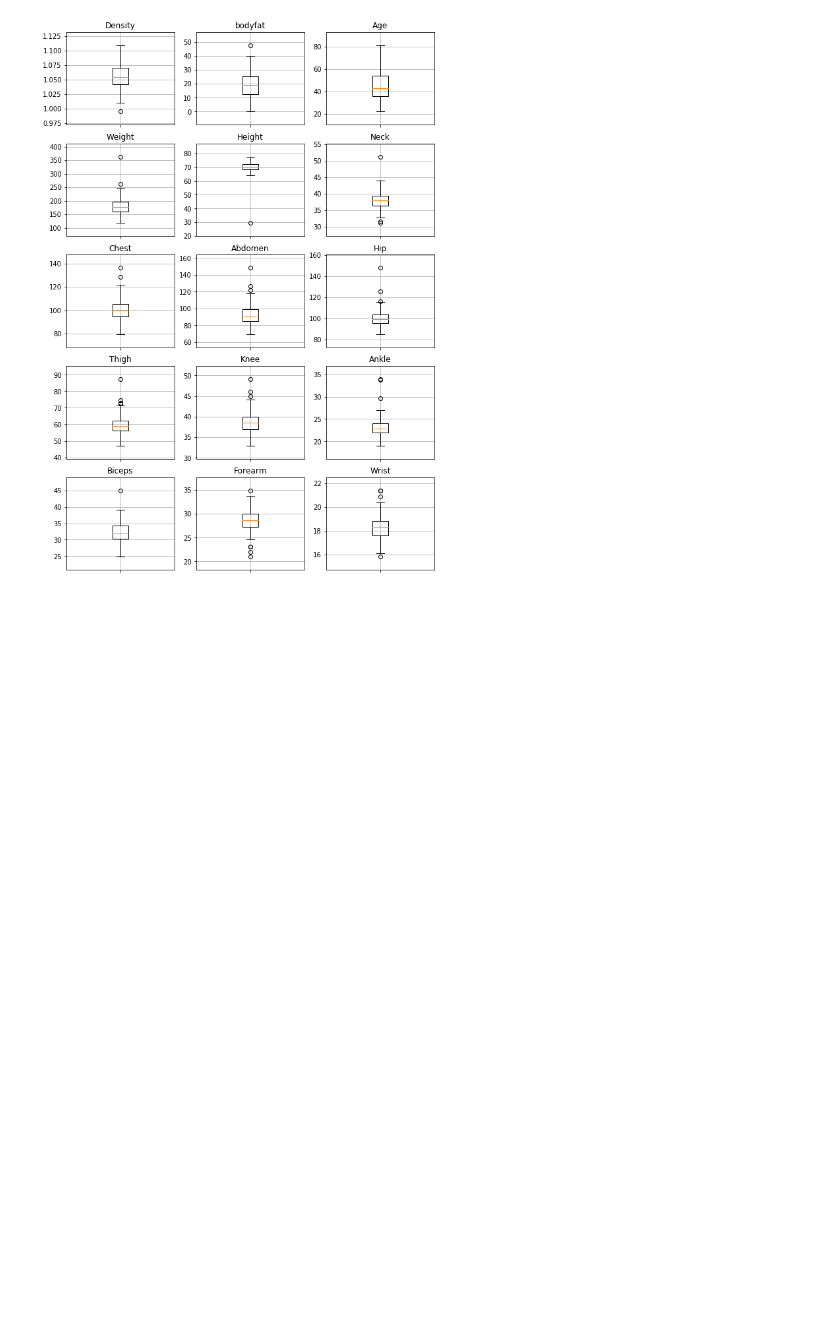
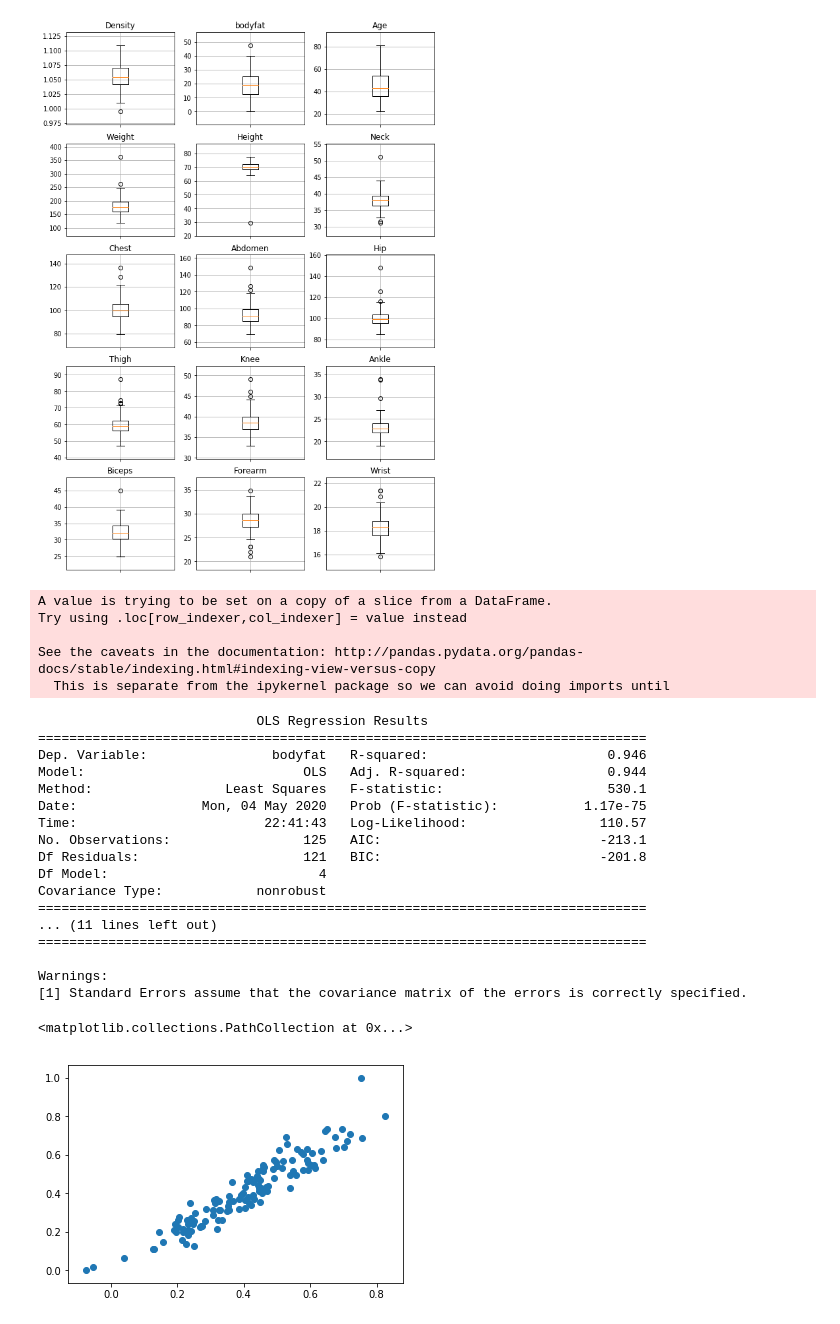
Before and after one commit to dsradecki/bodyfatprediction, a Jupyter notebook: notebooks/eda.ipynb, the cells around one changed output. Saved outputs shown, nothing was run; the diff lists cells and outputs as text; code cells hidden in the pictures; blank space fills up the shorter version.

```diff
--- a/notebooks/eda.ipynb
+++ b/notebooks/eda.ipynb
@@ -10,4 +11,6 @@ importlib.reload(vis)
 # %%
 raw_data = pre.read_data()
-print(raw_data.dtypes)
+norm_data = pre.normalise(raw_data)
+
+norm_data.describe()
 # %% [output]
@@ -35,3 +31,53 @@ vis.show_correlogram(raw_data)
 vis.boxplots(raw_data)
 # %% [output]
 [figure]
+# %%
+multicollinear = norm_data.iloc[:, 5:]
+multicollinear['weight'] = norm_data.iloc[:, 3]
+
+pca = pre.perform_pca(multicollinear)
+
+pca_data = pd.concat([norm_data.iloc[:, 0:3], norm_data.iloc[:, 4:5], pca], axis=1, sort=False)
+# %% [output]
+A value is trying to be set on a copy of a slice from a DataFrame.
+Try using .loc[row_indexer,col_indexer] = value instead
+
+See the caveats in the documentation: http://pandas.pydata.org/pandas-docs/stable/indexing.html#indexing-view-versus-copy
+  This is separate from the ipykernel package so we can avoid doing imports until
+# %%
+train_pca, test_pca = pca_data.iloc[:125], pca_data.iloc[125:]
+
+X_train_pca, y_train_pca = train_pca.drop('bodyfat', axis=1), train_pca.loc[:, 'bodyfat']
+X_test_pca, y_test_pca = test_pca.drop('bodyfat', axis=1), test_pca.loc[:, 'bodyfat']
+# %%
+import statsmodels.api as sm
+from scipy import stats
+
+mod_pca = sm.OLS(y_train_pca,X_train_pca)
+fii_pca = mod_pca.fit()
+
+print(fii_pca.summary())
+
+prediction_pca = fii_pca.predict(X_test_pca)
+
+plt.scatter(prediction_pca, y_test_pca)
+# %% [output]
+                            OLS Regression Results
+==============================================================================
+Dep. Variable:                bodyfat   R-squared:                       0.946
+Model:                            OLS   Adj. R-squared:                  0.944
+Method:                 Least Squares   F-statistic:                     530.1
+Date:                Mon, 04 May 2020   Prob (F-statistic):           1.17e-75
+Time:                        22:41:43   Log-Likelihood:                 110.57
+No. Observations:                 125   AIC:                            -213.1
+Df Residuals:                     121   BIC:                            -201.8
+Df Model:                           4
+Covariance Type:            nonrobust
+==============================================================================
+... (11 lines left out)
+==============================================================================
+
+Warnings:
+[1] Standard Errors assume that the covariance matrix of the errors is correctly specified.
+<matplotlib.collections.PathCollection at 0x...>
+[figure, added]
```
Also changed, not shown: parts of 5 cells of this notebook, 3 other files.
